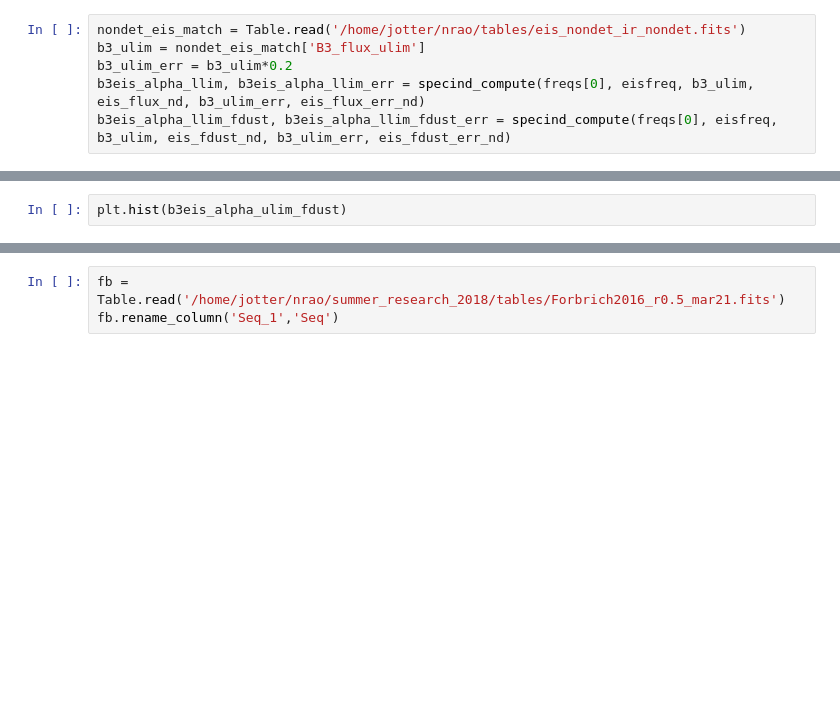
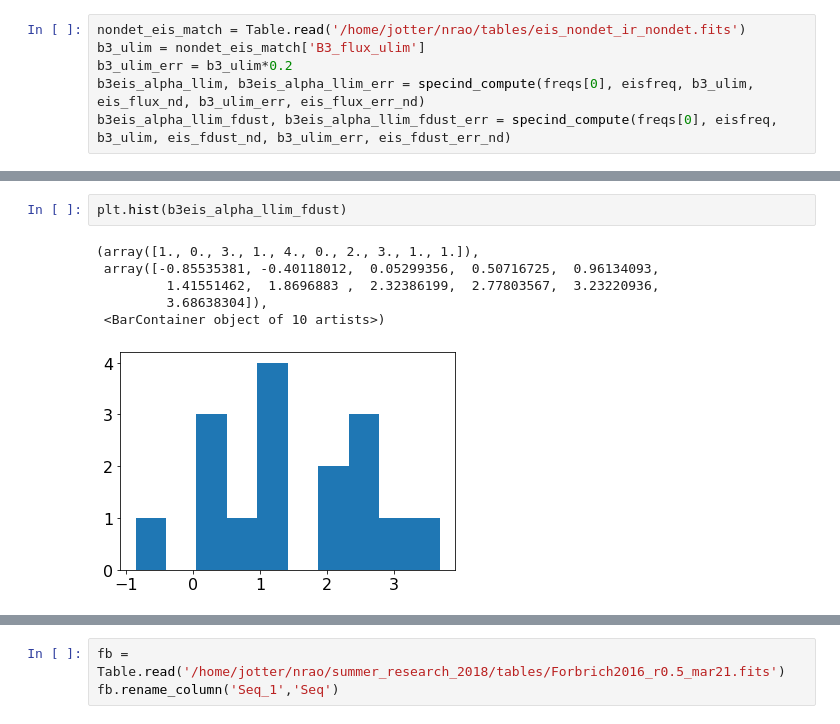
Before and after one commit to jaotter/summer_research_2018, a Jupyter notebook: flux_plots/spectral_indices.ipynb, the cells around one changed output, grey strips where cells are left out. Cells and saved outputs as stored; diff of their text form; blank space fills up the shorter version.

```diff
--- a/flux_plots/spectral_indices.ipynb
+++ b/flux_plots/spectral_indices.ipynb
@@ -353,5 +419,12 @@ plt.hist(b3eis_alpha_ulim)
 # %%
-plt.hist(b3eis_alpha_ulim_fdust)
+plt.hist(b3eis_alpha_llim_fdust)
+# %% [output]
+(array([1., 0., 3., 1., 4., 0., 2., 3., 1., 1.]),
+ array([-0.85535381, -0.40118012,  0.05299356,  0.50716725,  0.96134093,
+         1.41551462,  1.8696883 ,  2.32386199,  2.77803567,  3.23220936,
+         3.68638304]),
+ <BarContainer object of 10 artists>)
+[figure, added]
 # %%
 ##creating 2 panel spectral index histogram
 
```
Also changed, not shown: parts of 14 cells of this notebook.
